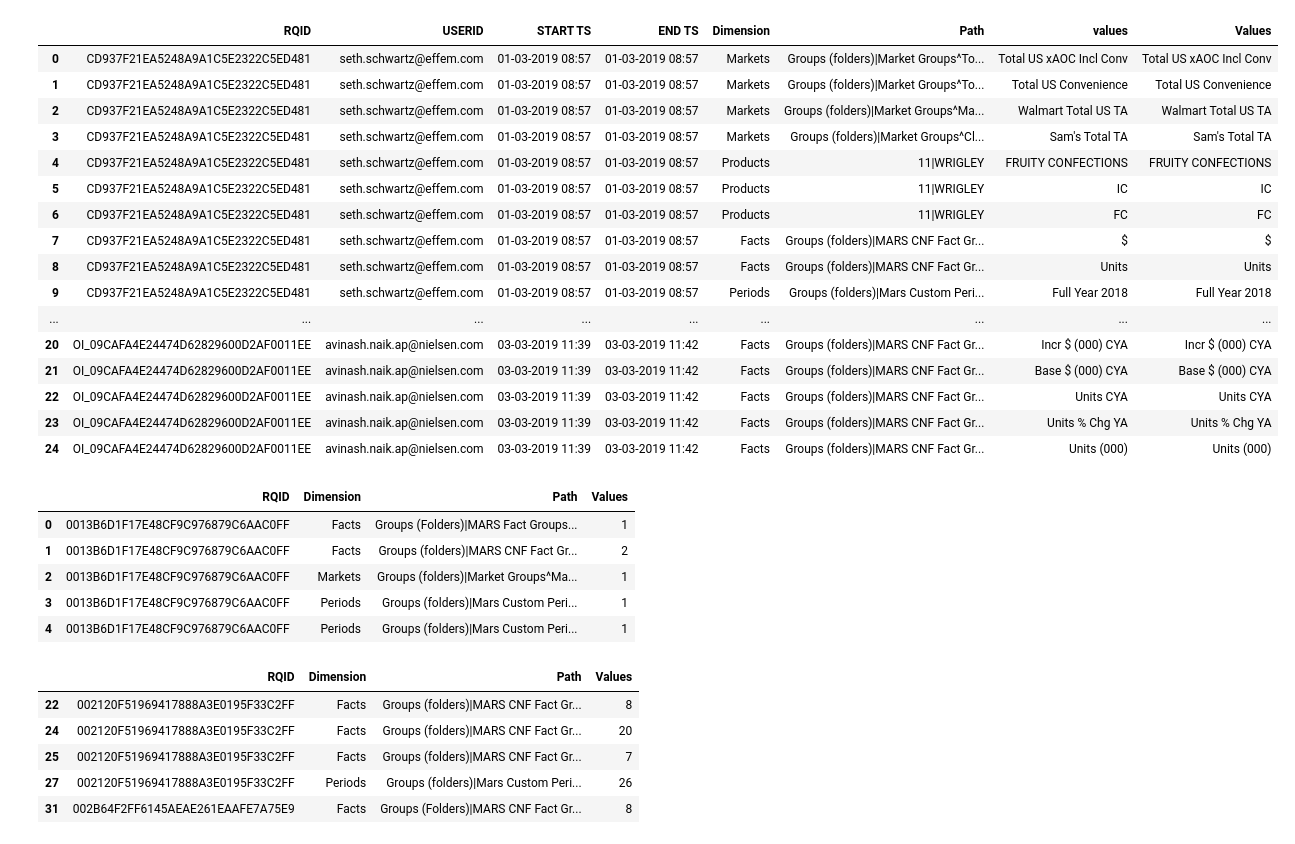
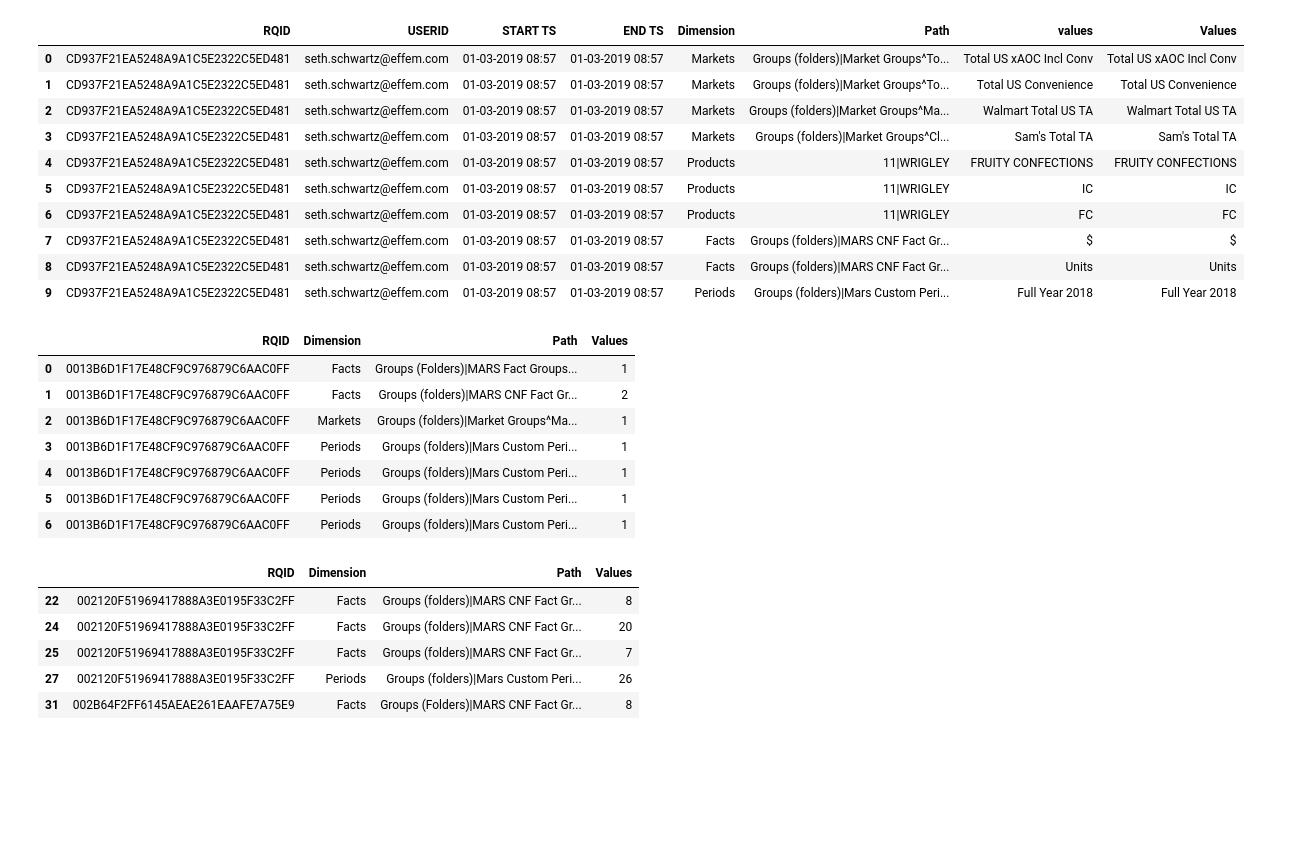
Before and after one commit to VigneshSM79/Vignesh-S-M, a Jupyter notebook: Rec_system.ipynb, the cells around one changed output. Drawn from its saved outputs; the diff is of its cells as text; code cells hidden in the pictures; blank space fills up the shorter version.

```diff
--- a/Rec_system.ipynb
+++ b/Rec_system.ipynb
@@ -3,29 +3,23 @@ import pandas as pd
 # %%
 data = pd.read_csv("C:\ML\AOD_Rec_system\source.csv")
 # %%
-data.head(25)
+data.head(10)
 # %% [output]
 |  | RQID | USERID | START TS | END TS | Dimension | Path | values | Values |
 | 0 | CD937F21EA5248A9A1C5E2322C5ED481 | seth.schwartz@effem.com | 01-03-2019 08:57 | 01-03-2019 08:57 | Markets | Groups (folders)|Market Groups^To... | Total US xAOC Incl Conv | Total US xAOC Incl Conv |
 | 1 | CD937F21EA5248A9A1C5E2322C5ED481 | seth.schwartz@effem.com | 01-03-2019 08:57 | 01-03-2019 08:57 | Markets | Groups (folders)|Market Groups^To... | Total US Convenience | Total US Convenience |
 | 2 | CD937F21EA5248A9A1C5E2322C5ED481 | seth.schwartz@effem.com | 01-03-2019 08:57 | 01-03-2019 08:57 | Markets | Groups (folders)|Market Groups^Ma... | Walmart Total US TA | Walmart Total US TA |
 | 3 | CD937F21EA5248A9A1C5E2322C5ED481 | seth.schwartz@effem.com | 01-03-2019 08:57 | 01-03-2019 08:57 | Markets | Groups (folders)|Market Groups^Cl... | Sam's Total TA | Sam's Total TA |
 | 4 | CD937F21EA5248A9A1C5E2322C5ED481 | seth.schwartz@effem.com | 01-03-2019 08:57 | 01-03-2019 08:57 | Products | 11|WRIGLEY | FRUITY CONFECTIONS | FRUITY CONFECTIONS |
 | 5 | CD937F21EA5248A9A1C5E2322C5ED481 | seth.schwartz@effem.com | 01-03-2019 08:57 | 01-03-2019 08:57 | Products | 11|WRIGLEY | IC | IC |
 | 6 | CD937F21EA5248A9A1C5E2322C5ED481 | seth.schwartz@effem.com | 01-03-2019 08:57 | 01-03-2019 08:57 | Products | 11|WRIGLEY | FC | FC |
 | 7 | CD937F21EA5248A9A1C5E2322C5ED481 | seth.schwartz@effem.com | 01-03-2019 08:57 | 01-03-2019 08:57 | Facts | Groups (folders)|MARS CNF Fact Gr... | $ | $ |
 | 8 | CD937F21EA5248A9A1C5E2322C5ED481 | seth.schwartz@effem.com | 01-03-2019 08:57 | 01-03-2019 08:57 | Facts | Groups (folders)|MARS CNF Fact Gr... | Units | Units |
 | 9 | CD937F21EA5248A9A1C5E2322C5ED481 | seth.schwartz@effem.com | 01-03-2019 08:57 | 01-03-2019 08:57 | Periods | Groups (folders)|Mars Custom Peri... | Full Year 2018 | Full Year 2018 |
-| ... | ... | ... | ... | ... | ... | ... | ... | ... |
-| 20 | OI_09CAFA4E24474D62829600D2AF0011EE | avinash.naik.ap@nielsen.com | 03-03-2019 11:39 | 03-03-2019 11:42 | Facts | Groups (folders)|MARS CNF Fact Gr... | Incr $ (000) CYA | Incr $ (000) CYA |
-| 21 | OI_09CAFA4E24474D62829600D2AF0011EE | avinash.naik.ap@nielsen.com | 03-03-2019 11:39 | 03-03-2019 11:42 | Facts | Groups (folders)|MARS CNF Fact Gr... | Base $ (000) CYA | Base $ (000) CYA |
-| 22 | OI_09CAFA4E24474D62829600D2AF0011EE | avinash.naik.ap@nielsen.com | 03-03-2019 11:39 | 03-03-2019 11:42 | Facts | Groups (folders)|MARS CNF Fact Gr... | Units CYA | Units CYA |
-| 23 | OI_09CAFA4E24474D62829600D2AF0011EE | avinash.naik.ap@nielsen.com | 03-03-2019 11:39 | 03-03-2019 11:42 | Facts | Groups (folders)|MARS CNF Fact Gr... | Units % Chg YA | Units % Chg YA |
-| 24 | OI_09CAFA4E24474D62829600D2AF0011EE | avinash.naik.ap@nielsen.com | 03-03-2019 11:39 | 03-03-2019 11:42 | Facts | Groups (folders)|MARS CNF Fact Gr... | Units (000) | Units (000) |
 # %%
 val = (data.groupby(by=["RQID","Dimension","Path"])["Values"].size()).reset_index()
 # %%
-val.head()
+val.head(7)
 # %% [output]
 |  | RQID | Dimension | Path | Values |
 | 0 | 0013B6D1F17E48CF9C976879C6AAC0FF | Facts | Groups (Folders)|MARS Fact Groups... | 1 |
@@ -33,6 +27,8 @@ val.head()
 | 2 | 0013B6D1F17E48CF9C976879C6AAC0FF | Markets | Groups (folders)|Market Groups^Ma... | 1 |
 | 3 | 0013B6D1F17E48CF9C976879C6AAC0FF | Periods | Groups (folders)|Mars Custom Peri... | 1 |
 | 4 | 0013B6D1F17E48CF9C976879C6AAC0FF | Periods | Groups (folders)|Mars Custom Peri... | 1 |
+| 5 | 0013B6D1F17E48CF9C976879C6AAC0FF | Periods | Groups (folders)|Mars Custom Peri... | 1 |
+| 6 | 0013B6D1F17E48CF9C976879C6AAC0FF | Periods | Groups (folders)|Mars Custom Peri... | 1 |
 # %%
 val_count = val[val['Values']>5]
 # %%
```
Also changed, not shown: parts of 21 cells of this notebook.
